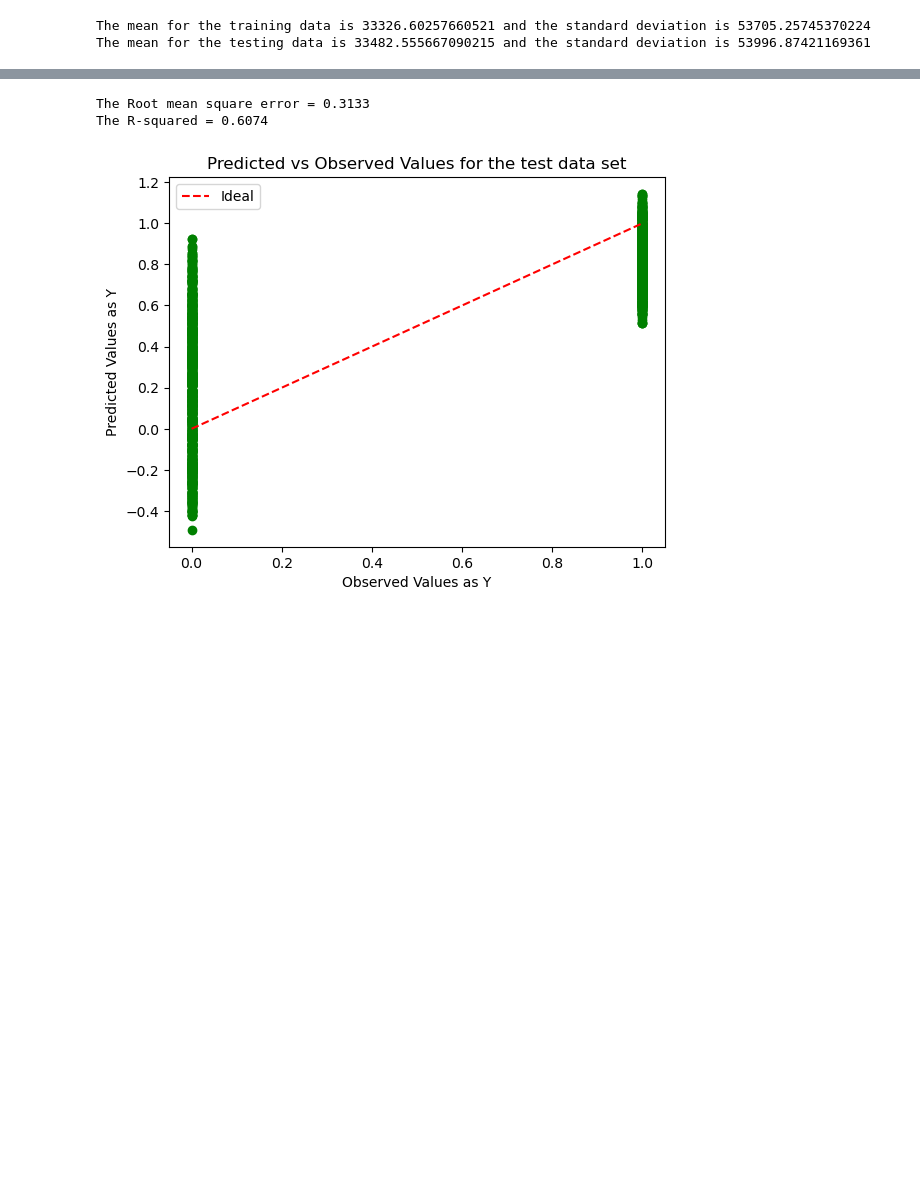
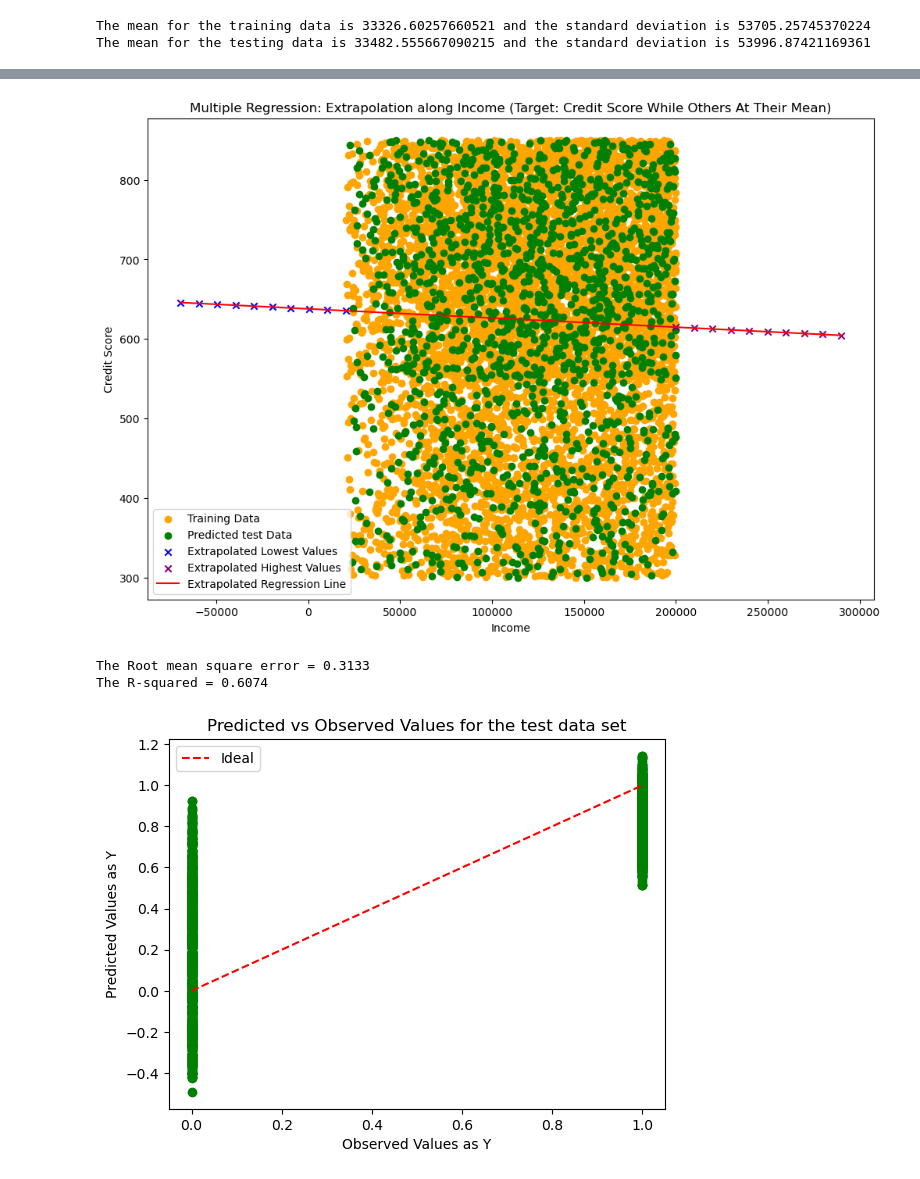
Before and after one commit to ramprashant66/CSC177_Poject1, a Jupyter notebook: assignment 2/loan-approval/Assignment2.ipynb, the cells around one changed output, grey strips where cells are left out. Cells and saved outputs as stored; diff of their text form; code cells hidden in the pictures; blank space fills up the shorter version.

```diff
--- a/assignment 2/loan-approval/Assignment2.ipynb
+++ b/assignment 2/loan-approval/Assignment2.ipynb
@@ -538,0 +526,81 @@ The R-squared = 0.0422
+# %%
+'''This block creates a multiple linear regression model for 'Credit Score' target with the 'Income' feature while keeping others at their mean values'''
+
+#use four predictors for multiple regression and set Credit_Score as the target.
+features = data[['Income', 'Loan_Amount', 'DTI_Ratio', 'Employment_Status', 'Approval']].values
+target = data['Credit_Score'].values  # Now Credit_Score is the target
+
+#split the dataset into training and test sets (80% train, 20% test)
+x_train, x_test, y_train, y_test = train_test_split(features, target, test_size=0.20, random_state=42)
+
+#create and fit the multiple regression model
+multiple_regression = LinearRegression()
+multiple_regression.fit(x_train, y_train)
+
+#evaluate the model on the test set
+y_predicted = multiple_regression.predict(x_test)
+print('The Root Mean Square Error = %.4f' % numpy.sqrt(mean_squared_error(y_test, y_predicted)))
+print('The R-squared = %.4f' % r2_score(y_test, y_predicted))
+
+#extrapolation along Income (the first predictor, we'll vary Income while holding other features at their mean values
+mean_loan = numpy.mean(x_train[:, 1])
+mean_DTI = numpy.mean(x_train[:, 2])
+mean_employment = numpy.mean(x_train[:, 3])
+mean_approval = numpy.mean(x_train[:, 4])
+
+#determine the range for Income in the training data
+income_min = x_train[:, 0].min()
+income_max = x_train[:, 0].max()
+
+#generate extra Income values for extrapolation:
+income_extra_low = numpy.linspace(income_min - (income_max - income_min)*0.5, income_min, 10)
+income_extra_high = numpy.linspace(income_max, income_max + (income_max - income_min)*0.5, 10)
+
+#build full feature vectors for these extrapolated income values, keeping the other predictors constant:
+X_extra_low = numpy.column_stack((
+    income_extra_low,
+    numpy.full(10, mean_loan),
+    numpy.full(10, mean_DTI),
+    numpy.full(10, mean_employment),
+    numpy.full(10, mean_approval)
+))
+X_extra_high = numpy.column_stack((
+    income_extra_high,
+    numpy.full(10, mean_loan),
+    numpy.full(10, mean_DTI),
+    numpy.full(10, mean_employment),
+    numpy.full(10, mean_approval)
+))
+
+#get predictions for these extrapolation points (predicted Credit_Score)
+y_extra_low = multiple_regression.predict(X_extra_low)
+y_extra_high = multiple_regression.predict(X_extra_high)
+
+#combine the extrapolated income values and predictions for plotting the regression line smoothly:
+income_combined = numpy.hstack([income_extra_low, income_extra_high])
+y_combined_extrap = numpy.hstack([y_extra_low, y_extra_high])
+sorted_idx = numpy.argsort(income_combined)
+income_combined_sorted = income_combined[sorted_idx]
+y_combined_sorted = y_combined_extrap[sorted_idx]
+
+matPlot.figure(figsize=(12, 8))
+
+# Plot training data (Income vs Credit_Score)
+matPlot.scatter(x_train[:, 0], y_train, color='orange', label='Training Data')
+
+# Plot test data (observed Income vs Credit_Score)
+matPlot.scatter(x_test[:, 0], y_test, color='green', label='Predicted test Data')
+
+# Plot extrapolated points:
+matPlot.scatter(income_extra_low, y_extra_low, color='blue', marker='x', label='Extrapolated Lowest Values')
+matPlot.scatter(income_extra_high, y_extra_high, color='purple', marker='x', label='Extrapolated Highest Values')
+
+# Plot the regression line based on the extrapolated income values
+matPlot.plot(income_combined_sorted, y_combined_sorted, color='red', label='Extrapolated Regression Line')
+
+matPlot.title('Multiple Regression: Extrapolation along Income (Target: Credit Score While Others At Their Mean)')
+matPlot.xlabel('Income')
+matPlot.ylabel('Credit Score')
+matPlot.legend()
+matPlot.show()
+# %% [output]
@@ -539 +609,2 @@ The R-squared = 0.0422
+[figure, added]
 # %%
```
Also changed, not shown: parts of 10 cells of this notebook.
